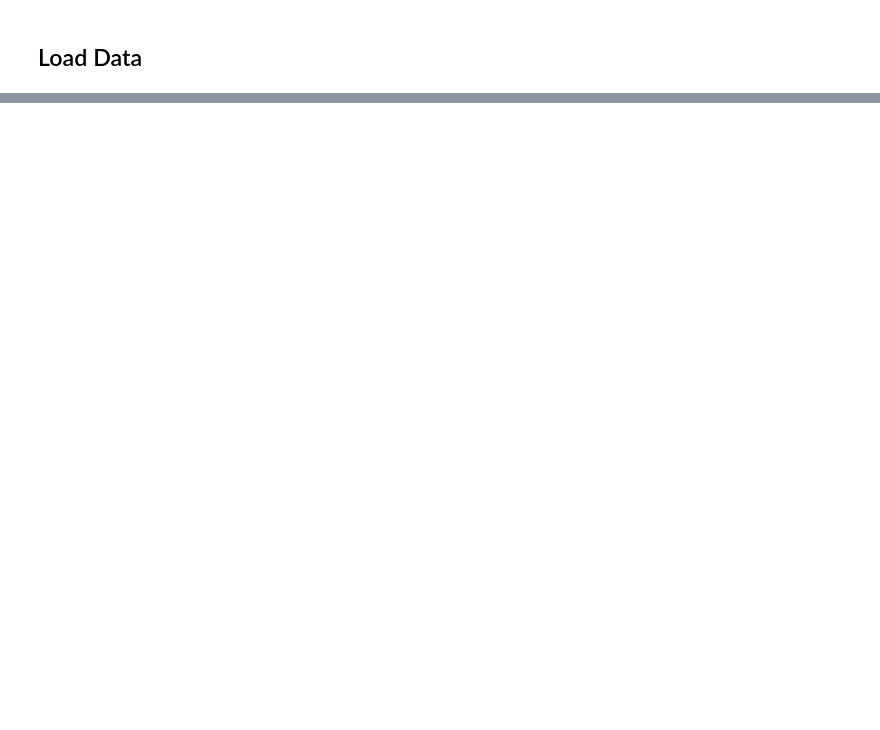
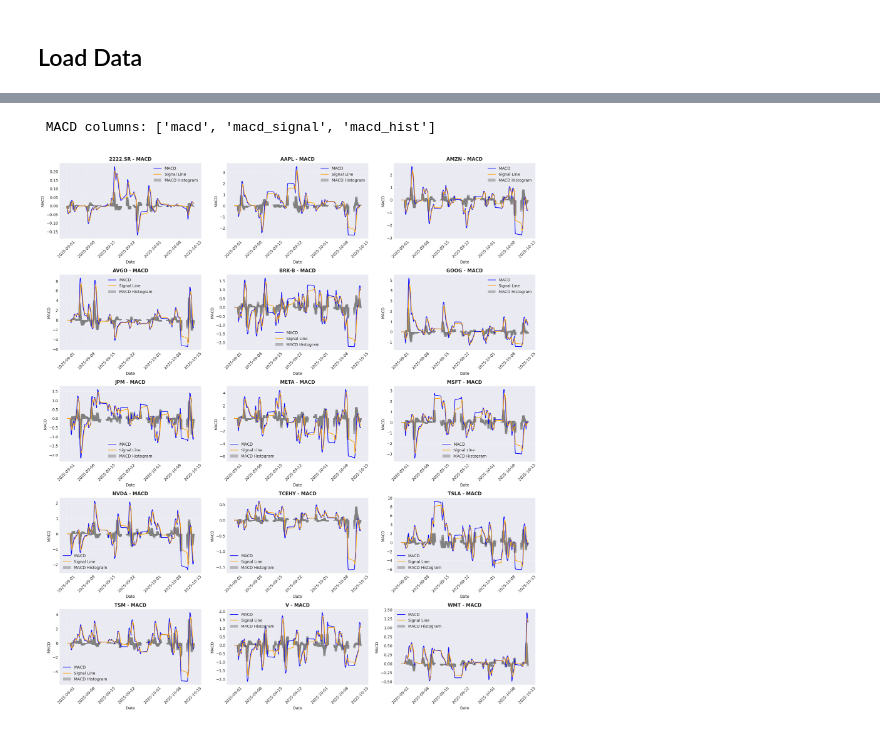
Before and after one commit to Ppius6/stock-market-prediction, a Jupyter notebook: notebooks/01_feature_engineering.ipynb, the cells around one changed output, grey strips where cells are left out. Cells and saved outputs as stored; diff of their text form; code cells hidden in the pictures; blank space fills up the shorter version.

```diff
--- a/notebooks/01_feature_engineering.ipynb
+++ b/notebooks/01_feature_engineering.ipynb
@@ -70,0 +331,78 @@ Connecting to database: {config.database_url}
+# %%
+def add_macd(df, fast=12, slow=26, signal=9):
+    """
+    Add MACD (Moving Average Convergence Divergence) to the DataFrame.
+
+    Parameters:
+    df (pd.DataFrame): DataFrame containing stock data with 'timestamp' and 'close_price'.
+    fast (int): Fast EMA period.
+    slow (int): Slow EMA period.
+    signal (int): Signal line period.
+
+    Returns:
+    pd.DataFrame: DataFrame with MACD and Signal Line added.
+    """
+
+    df = df.copy()
+
+    # Group by symbol for proper calculation of MACD
+    for symbol in df["symbol"].unique():
+        mask = df["symbol"] == symbol
+        close_prices = df.loc[mask, "close_price"]
+
+        # Calculate MACD
+        exp1 = close_prices.ewm(span=fast, adjust=False).mean()
+        exp2 = close_prices.ewm(span=slow, adjust=False).mean()
+
+        macd = exp1 - exp2
+        macd_signal = macd.ewm(span=signal, adjust=False).mean()
+        macd_hist = macd - macd_signal
+
+        df.loc[mask, "macd"] = macd
+        df.loc[mask, "macd_signal"] = macd_signal
+        df.loc[mask, "macd_hist"] = macd_hist
+
+    return df
+
+
+df = add_macd(df)
+print(f' MACD columns: {[col for col in df.columns if "macd" in col]}')
+# %% [output]
+ MACD columns: ['macd', 'macd_signal', 'macd_hist']
+# %%
+# Visualizing MACD
+
+fig, axes = plt.subplots(5, 3, figsize=(18, 20))
+axes = axes.flatten()
+
+symbols = df["symbol"].unique()
+
+for i, symbol in enumerate(symbols):
+    symbol_df = df[df["symbol"] == symbol].sort_values(by="timestamp")
+
+    axes[i].plot(symbol_df["timestamp"], symbol_df["macd"], label="MACD", color="blue")
+    axes[i].plot(
+        symbol_df["timestamp"],
+        symbol_df["macd_signal"],
+        label="Signal Line",
+        color="orange",
+    )
+    axes[i].bar(
+        symbol_df["timestamp"],
+        symbol_df["macd_hist"],
+        label="MACD Histogram",
+        color="gray",
+        alpha=0.5,
+    )
+
+    axes[i].set_title(f"{symbol} - MACD", fontweight="bold")
+    axes[i].set_xlabel("Date")
+    axes[i].set_ylabel("MACD")
+    axes[i].tick_params(axis="x", rotation=45)
+    axes[i].legend()
+    axes[i].grid(True, alpha=0.3)
+
+plt.tight_layout()
+plt.show()
+# %% [output]
+[figure, added]
```
Also changed, not shown: parts of 20 cells of this notebook, 1 other file.
